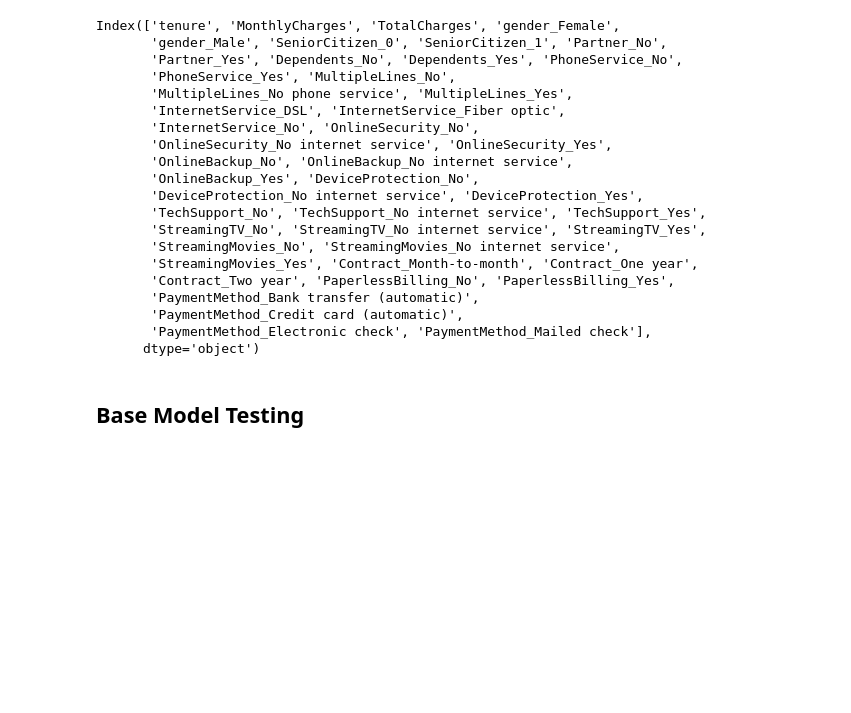
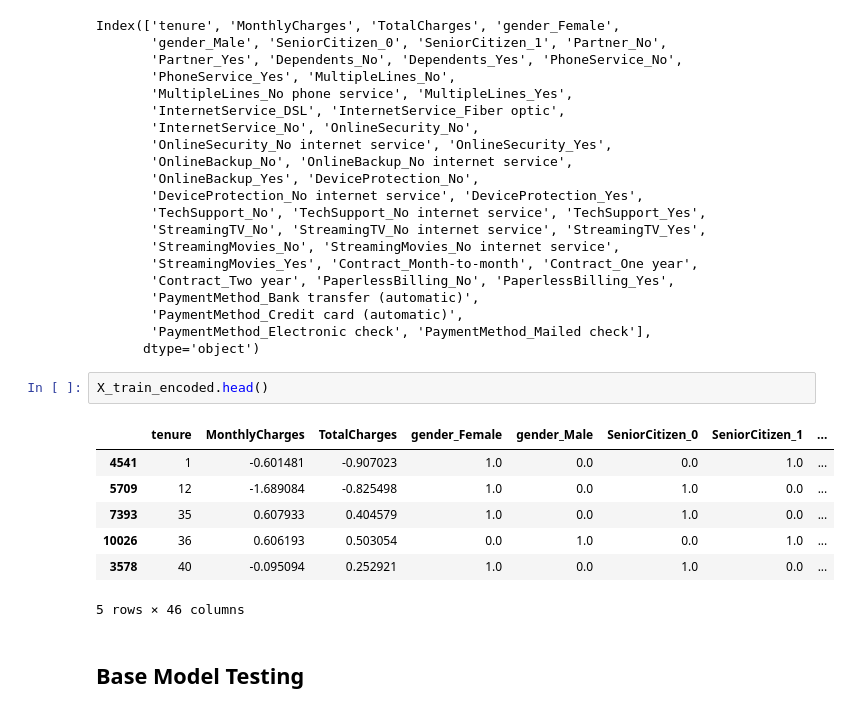
Before and after one commit to AdamTuor/Customer-Churn-Predicter, a Jupyter notebook: model.ipynb, the cells around one changed output. Saved outputs shown, nothing was run; the diff lists cells and outputs as text; blank space fills up the shorter version.

```diff
--- a/model.ipynb
+++ b/model.ipynb
@@ -260,6 +260,16 @@ Index(['tenure', 'MonthlyCharges', 'TotalCharges', 'gender_Female',
        'PaymentMethod_Credit card (automatic)',
        'PaymentMethod_Electronic check', 'PaymentMethod_Mailed check'],
       dtype='object')
+# %%
+X_train_encoded.head()
+# %% [output]
+|  | tenure | MonthlyCharges | TotalCharges | gender_Female | gender_Male | SeniorCitizen_0 | SeniorCitizen_1 | ... |
+| 4541 | 1 | -0.601481 | -0.907023 | 1.0 | 0.0 | 0.0 | 1.0 | ... |
+| 5709 | 12 | -1.689084 | -0.825498 | 1.0 | 0.0 | 1.0 | 0.0 | ... |
+| 7393 | 35 | 0.607933 | 0.404579 | 1.0 | 0.0 | 1.0 | 0.0 | ... |
+| 10026 | 36 | 0.606193 | 0.503054 | 0.0 | 1.0 | 0.0 | 1.0 | ... |
+| 3578 | 40 | -0.095094 | 0.252921 | 1.0 | 0.0 | 1.0 | 0.0 | ... |
+5 rows × 46 columns
 # %% [markdown]
 ## Base Model Testing
 # %%
```
Also changed, not shown: parts of 15 cells of this notebook, 4 other files.
